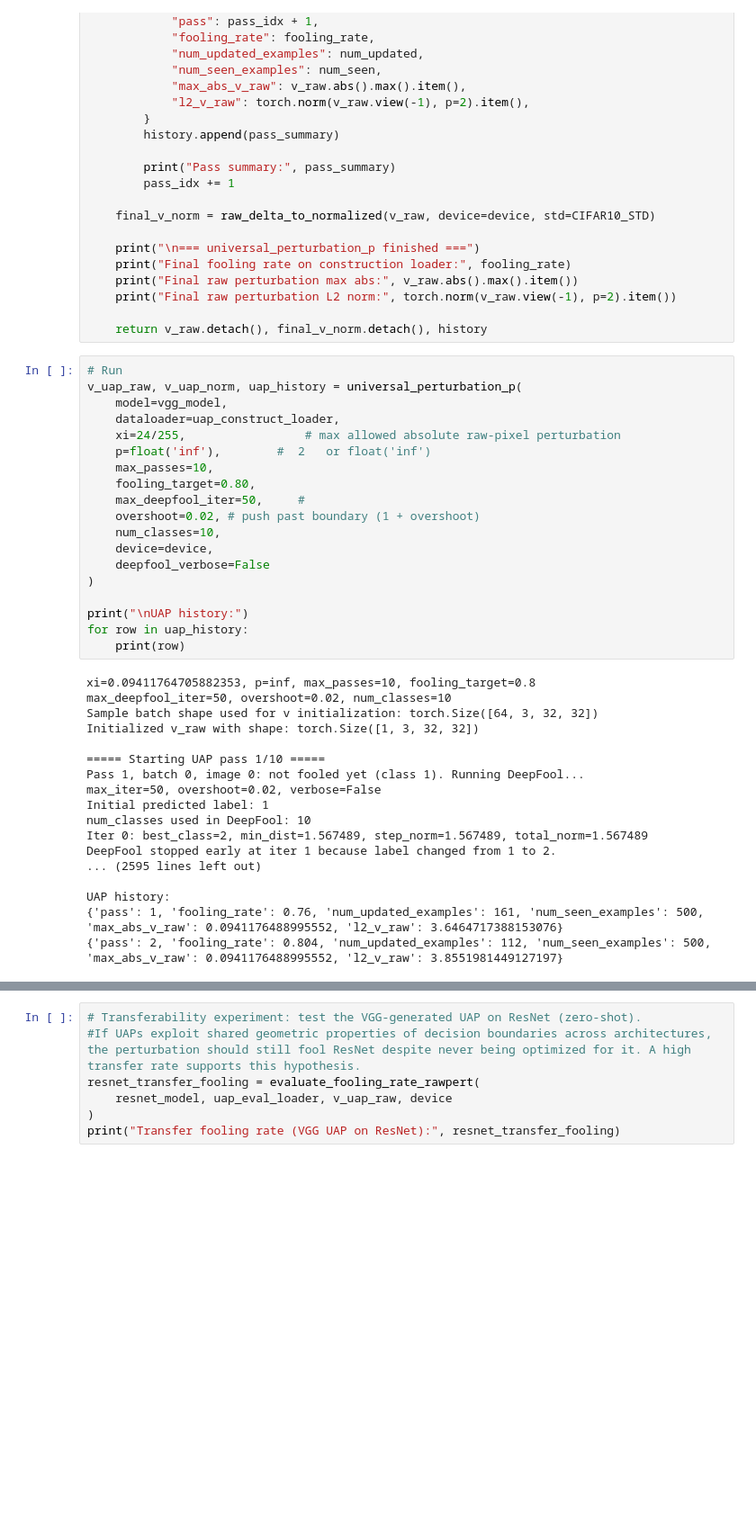
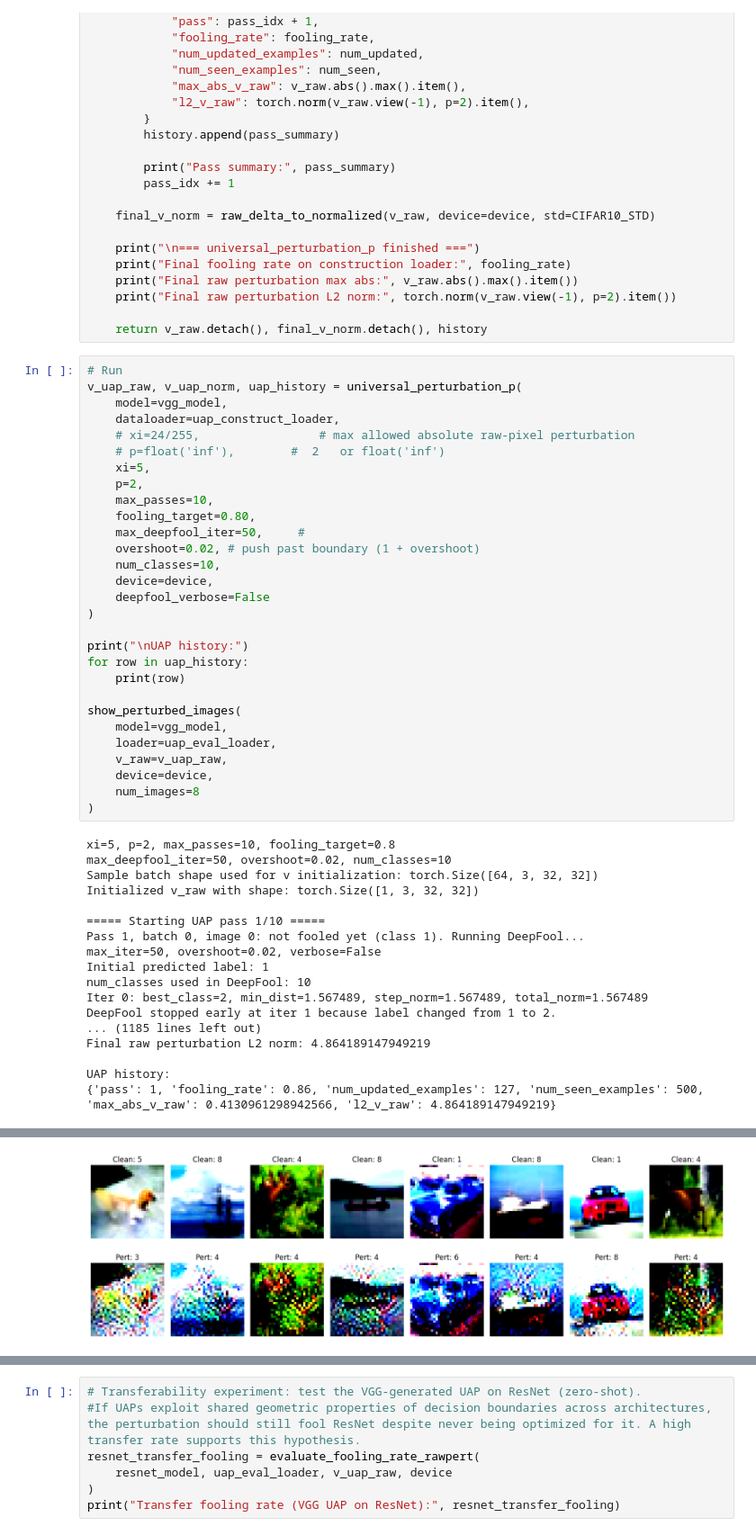
Before and after one commit to khalayli/universal-adversarial-perturbations, a Jupyter notebook: main_colab_uap.ipynb, the cells around one changed output, grey strips where cells are left out. Shown at 90% size. Cells and saved outputs as stored; diff of their text form; blank space fills up the shorter version.

Commit message:
Inserted an AI-generated function that visualizes some input images, comparing them to their perturbed versions after calculating the UAP.

```diff
--- a/main_colab_uap.ipynb
+++ b/main_colab_uap.ipynb
@@ -977,8 +977,10 @@ def universal_perturbation_p(
 v_uap_raw, v_uap_norm, uap_history = universal_perturbation_p(
     model=vgg_model,
     dataloader=uap_construct_loader,
-    xi=24/255,                 # max allowed absolute raw-pixel perturbation
-    p=float('inf'),        #  2   or float('inf')
+    # xi=24/255,                 # max allowed absolute raw-pixel perturbation
+    # p=float('inf'),        #  2   or float('inf')
+    xi=5,
+    p=2,
     max_passes=10,
     fooling_target=0.80,
     max_deepfool_iter=50,     #
@@ -991,8 +993,16 @@ v_uap_raw, v_uap_norm, uap_history = universal_perturbation_p(
 print("\nUAP history:")
 for row in uap_history:
     print(row)
+
+show_perturbed_images(
+    model=vgg_model,
+    loader=uap_eval_loader,
+    v_raw=v_uap_raw,
+    device=device,
+    num_images=8
+)
 # %% [output]
-xi=0.09411764705882353, p=inf, max_passes=10, fooling_target=0.8
+xi=5, p=2, max_passes=10, fooling_target=0.8
 max_deepfool_iter=50, overshoot=0.02, num_classes=10
 Sample batch shape used for v initialization: torch.Size([64, 3, 32, 32])
 Initialized v_raw with shape: torch.Size([1, 3, 32, 32])
@@ -1004,8 +1014,8 @@ Initial predicted label: 1
 num_classes used in DeepFool: 10
 Iter 0: best_class=2, min_dist=1.567489, step_norm=1.567489, total_norm=1.567489
 DeepFool stopped early at iter 1 because label changed from 1 to 2.
-... (2595 lines left out)
+... (1185 lines left out)
+Final raw perturbation L2 norm: 4.864189147949219
 
 UAP history:
-{'pass': 1, 'fooling_rate': 0.76, 'num_updated_examples': 161, 'num_seen_examples': 500, 'max_abs_v_raw': 0.0941176488995552, 'l2_v_raw': 3.6464717388153076}
-{'pass': 2, 'fooling_rate': 0.804, 'num_updated_examples': 112, 'num_seen_examples': 500, 'max_abs_v_raw': 0.0941176488995552, 'l2_v_raw': 3.8551981449127197}
+{'pass': 1, 'fooling_rate': 0.86, 'num_updated_examples': 127, 'num_seen_examples': 500, 'max_abs_v_raw': 0.4130961298942566, 'l2_v_raw': 4.864189147949219}
@@ -1011,0 +1038 @@ UAP history:
+[figure, added]
```
Also changed, not shown: parts of 3 cells of this notebook.
